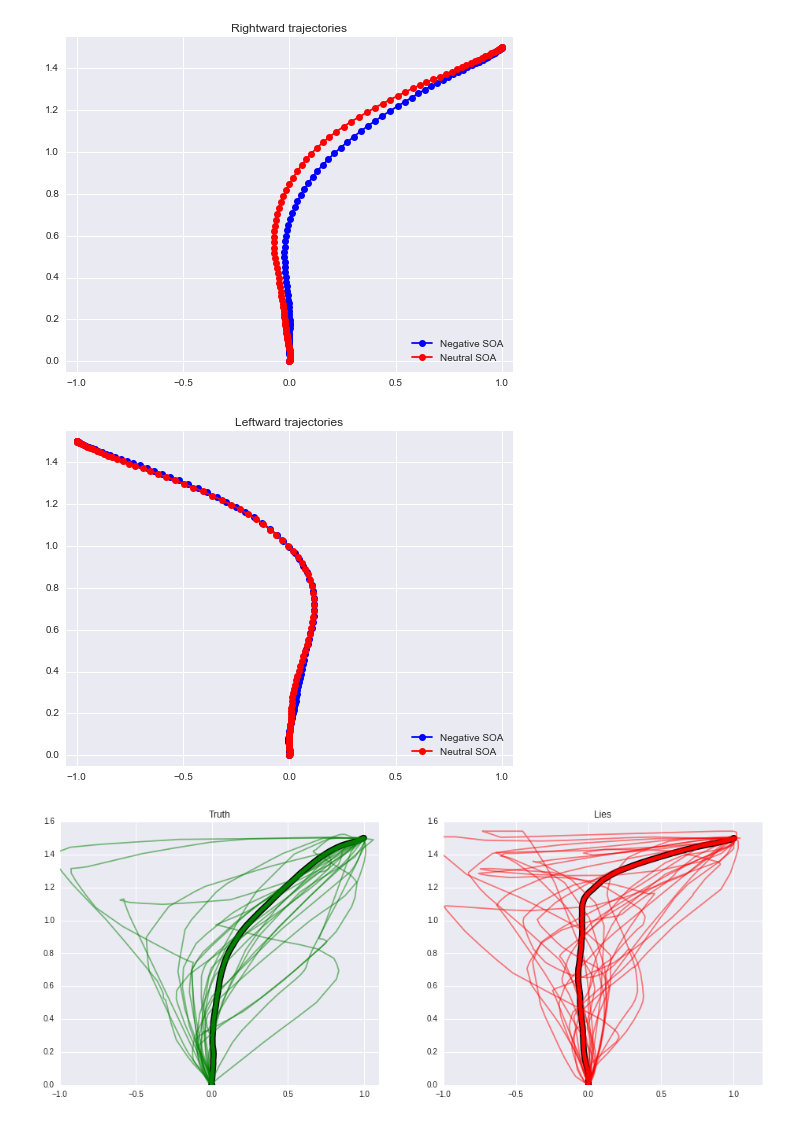
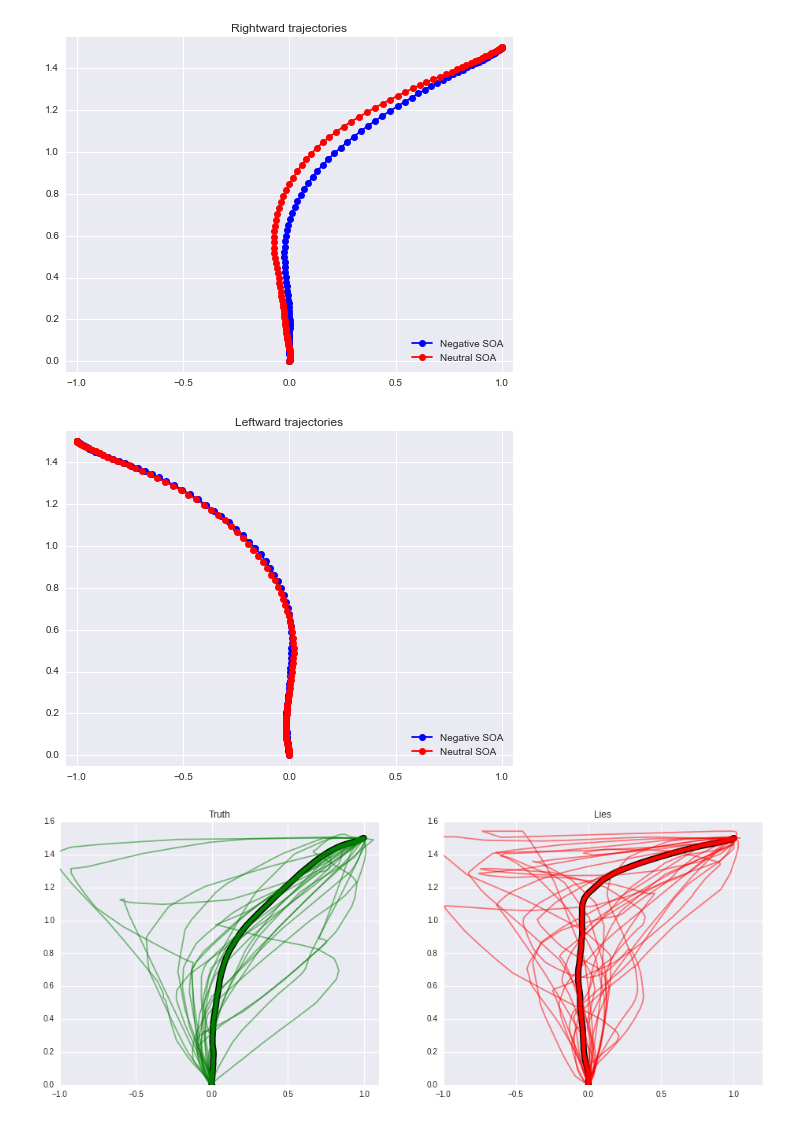
Before and after one commit to tomfaulkenberry/QuickstartMousetracking, a Jupyter notebook: results/Plotting.ipynb, the cells around one changed output. Saved outputs shown, nothing was run; the diff lists cells and outputs as text; code cells hidden in the pictures.

```diff
--- a/results/Plotting.ipynb
+++ b/results/Plotting.ipynb
@@ -70,2 +75,5 @@ plt.show()
+# %%
+# get TRUE trials
+dataTrue=dataCorrect.loc[dataCorrect['truth']==1]
 # %%
 # Plot average *rightward* trajectories by SOAcondition
@@ -92,28 +103,31 @@ plt.show()
 [figure]
 # %%
 # Plot average *leftward* trajectories by SOAcondition
-dataLeft=dataCorrect.loc[dataCorrect['response']==1]
+dataLeft=dataTrue.loc[dataTrue['response']==1] # plot ALL trials
+#dataLeft=dataTrue.loc[dataTrue['response']==1] # plot only TRUE trials
+
+
 
 negativeLeft_indices = dataLeft[dataLeft.SOAcondition=='negative'].index
 neutralLeft_indices = dataLeft[dataLeft.SOAcondition=='neutral'].index
 
-negLeftX = nx.iloc[negativeLeft_indices].mean()
+negLeftX = -nx.iloc[negativeLeft_indices].mean()  # use negative since process.py remaps before computing AUC and MD
 negLeftY = ny.iloc[negativeLeft_indices].mean()
 
-neutralLeftX = nx.iloc[neutralLeft_indices].mean()
+neutralLeftX = -nx.iloc[neutralLeft_indices].mean()
 neutralLeftY = ny.iloc[neutralLeft_indices].mean()
 
 
 
 plt.plot(negLeftX, negLeftY, '-o', color='blue', label='Negative SOA')
 plt.plot(neutralLeftX, neutralLeftY, '-o', color='red', label='Neutral SOA')
 plt.legend(loc="lower right")
 plt.title("Leftward trajectories")
 plt.xlim((-1.05, 1.05))
 plt.ylim((-.05, 1.55))
 plt.show()
 # %% [output]
-[figure, old version]
+[figure, new version]
 # %%
 plt.figure(figsize=((16,6)))
 plt.subplot(121)
```
Also changed, not shown: parts of 6 cells of this notebook, 1 other file.
